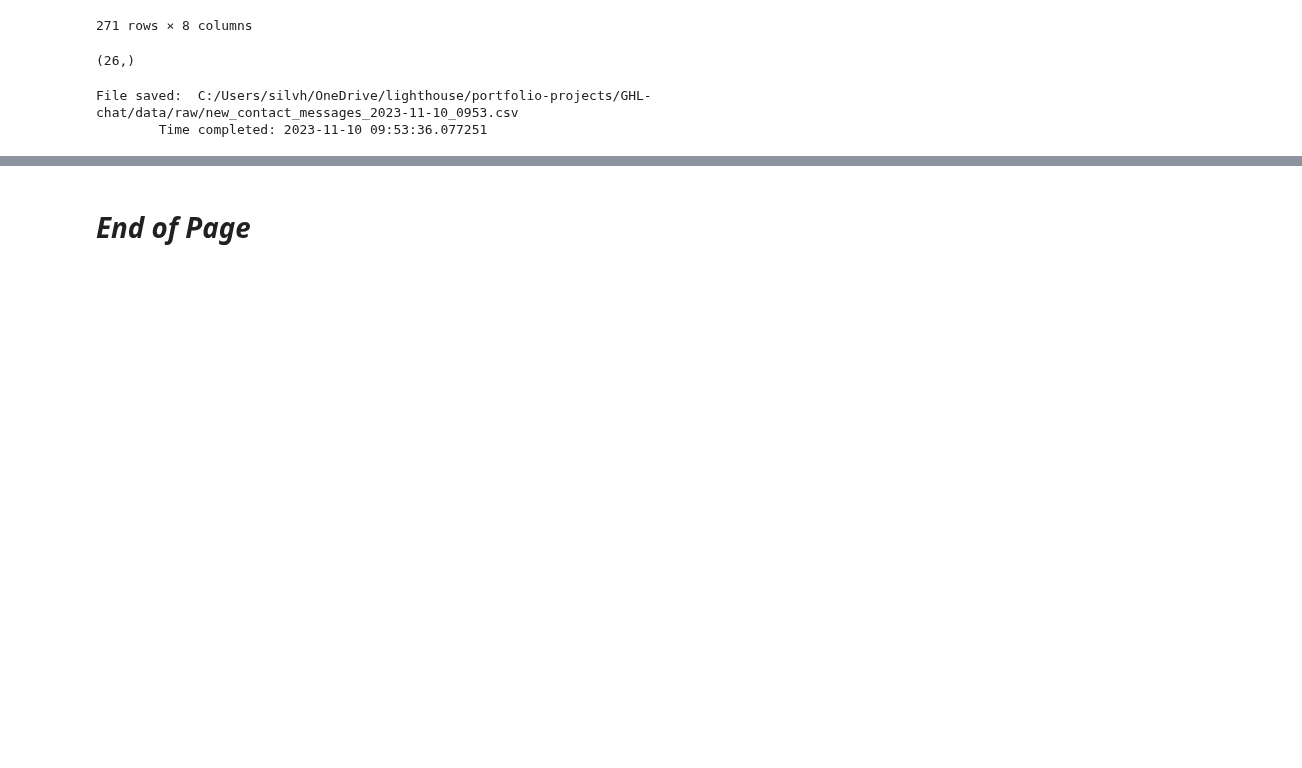
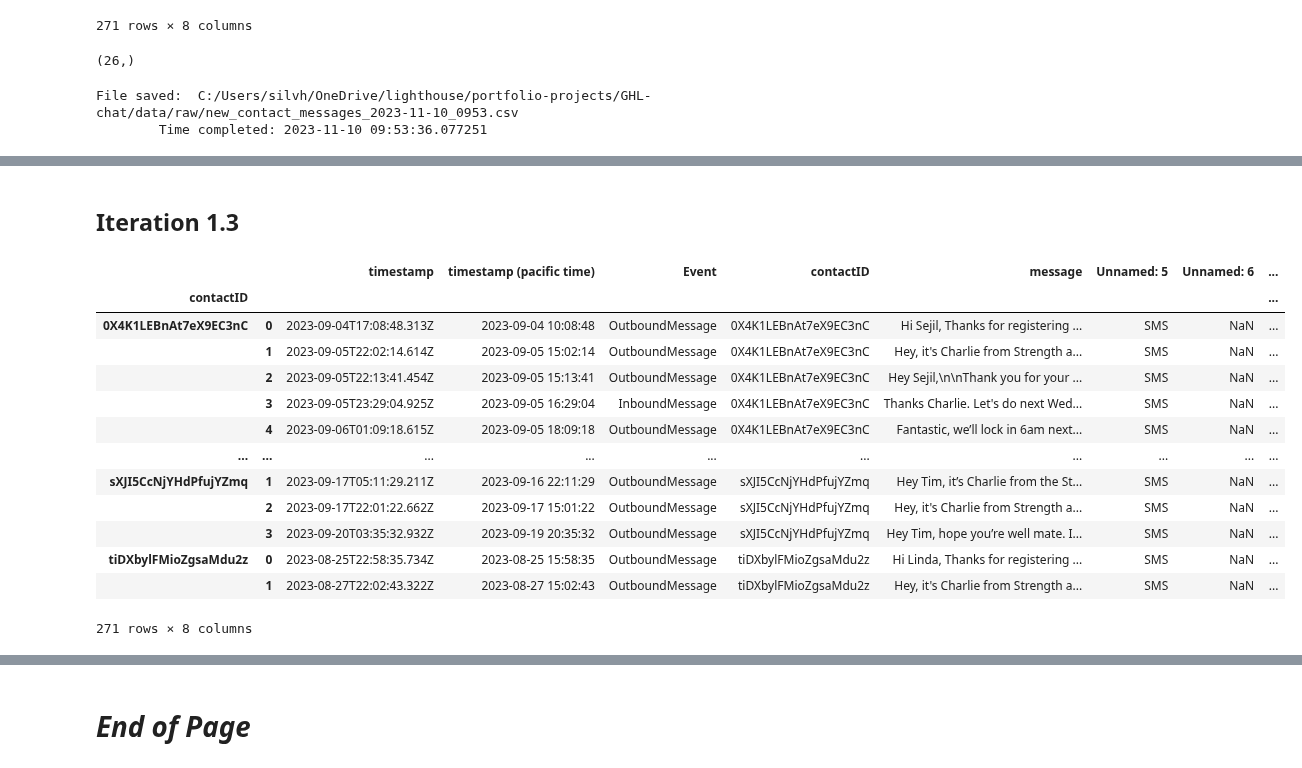
Before and after one commit to silvhua/crm-chatbot, a Jupyter notebook: notebooks/2023-10-21 create SAM Lab RAG docs.ipynb, the cells around one changed output, grey strips where cells are left out. Cells and saved outputs as stored; diff of their text form; code cells hidden in the pictures; blank space fills up the shorter version.

```diff
--- a/notebooks/2023-10-21 create SAM Lab RAG docs.ipynb
+++ b/notebooks/2023-10-21 create SAM Lab RAG docs.ipynb
@@ -12,9 +12,9 @@ from wrangling import *
 # sys.path.append(r"C:\Users\silvh\OneDrive\lighthouse\portfolio-projects\online-PT-social-media-NLP\src")
 # %%
 # set the option to wrap text within cells
-pd.set_option('display.max_colwidth', 100)
+pd.set_option('display.max_colwidth', None)
 # pd.set_option('display.max_colwidth', None)
-pd.set_option('display.max_rows', 20)
+pd.set_option('display.max_rows', 30)
 pd.set_option('display.max_columns', None)
 pd.set_option('display.width', None)
 # %% [markdown]
@@ -200,0 +280,2 @@ File saved:  C:/Users/silvh/OneDrive/lighthouse/portfolio-projects/GHL-chat/data
+# %%
+new_contact_messages.sort_values(['contactID', 'timestamp']).set_index('contactID', inplace=False)
@@ -200,0 +334,16 @@ File saved:  C:/Users/silvh/OneDrive/lighthouse/portfolio-projects/GHL-chat/data
+# %%
+def create_contact_chat_history(rows):
+    """
+    Create a list of the chat conversation. Each item is a dictionary has the Event ('OutboundMessage' or 'InboundMessage') as the key and the message as the value.
+
+    Parameters:
+    rows (DataFrame): a DataFrame with the messages from a single contact.
+
+    Returns:
+    chat_history (DataFrame): a DataFrame with the chat history of a single contact.
+    """
+    chat_history = []
+    rows.apply(lambda row: chat_history.append({f"{row['Event']}": row['message']}), axis=1)
+    return chat_history
+
+pd.DataFrame(new_contact_messages.groupby('contactID').apply(create_contact_chat_history), columns=['chat_history']).reset_index()
@@ -200,0 +368,33 @@ File saved:  C:/Users/silvh/OneDrive/lighthouse/portfolio-projects/GHL-chat/data
+# %% [markdown]
+## Iteration 1.3
+# %%
+def create_contact_chat_history(rows):
+    """
+    Create a list of the chat conversation. Each item is a dictionary has the Event ('OutboundMessage' or 'InboundMessage') as the key and the message as the value.
+
+    Parameters:
+    rows (DataFrame): a DataFrame with the messages from a single contact.
+
+    Returns:
+    chat_history (DataFrame): a DataFrame with the chat history of a single contact.
+    """
+    chat_history = []
+    # rows.apply(lambda row: chat_history.append([f"{row['Event']}", row['message']]), axis=1)
+    return pd.DataFrame(rows).sort_values('timestamp').reset_index(drop=True)
+
+pd.DataFrame(new_contact_messages.groupby('contactID').apply(create_contact_chat_history))
+# %% [output]
+|  |  | timestamp | timestamp (pacific time) | Event | contactID | message | Unnamed: 5 | Unnamed: 6 | ... |
+| contactID |  |  |  |  |  |  |  |  | ... |
+| 0X4K1LEBnAt7eX9EC3nC | 0 | 2023-09-04T17:08:48.313Z | 2023-09-04 10:08:48 | OutboundMessage | 0X4K1LEBnAt7eX9EC3nC | Hi Sejil, Thanks for registering ... | SMS | NaN | ... |
+|  | 1 | 2023-09-05T22:02:14.614Z | 2023-09-05 15:02:14 | OutboundMessage | 0X4K1LEBnAt7eX9EC3nC | Hey, it's Charlie from Strength a... | SMS | NaN | ... |
+|  | 2 | 2023-09-05T22:13:41.454Z | 2023-09-05 15:13:41 | OutboundMessage | 0X4K1LEBnAt7eX9EC3nC | Hey Sejil,\n\nThank you for your ... | SMS | NaN | ... |
+|  | 3 | 2023-09-05T23:29:04.925Z | 2023-09-05 16:29:04 | InboundMessage | 0X4K1LEBnAt7eX9EC3nC | Thanks Charlie. Let's do next Wed... | SMS | NaN | ... |
+|  | 4 | 2023-09-06T01:09:18.615Z | 2023-09-05 18:09:18 | OutboundMessage | 0X4K1LEBnAt7eX9EC3nC | Fantastic, we’ll lock in 6am next... | SMS | NaN | ... |
+| ... | ... | ... | ... | ... | ... | ... | ... | ... | ... |
+| sXJI5CcNjYHdPfujYZmq | 1 | 2023-09-17T05:11:29.211Z | 2023-09-16 22:11:29 | OutboundMessage | sXJI5CcNjYHdPfujYZmq | Hey Tim, it’s Charlie from the St... | SMS | NaN | ... |
+|  | 2 | 2023-09-17T22:01:22.662Z | 2023-09-17 15:01:22 | OutboundMessage | sXJI5CcNjYHdPfujYZmq | Hey, it's Charlie from Strength a... | SMS | NaN | ... |
+|  | 3 | 2023-09-20T03:35:32.932Z | 2023-09-19 20:35:32 | OutboundMessage | sXJI5CcNjYHdPfujYZmq | Hey Tim, hope you’re well mate. I... | SMS | NaN | ... |
+| tiDXbylFMioZgsaMdu2z | 0 | 2023-08-25T22:58:35.734Z | 2023-08-25 15:58:35 | OutboundMessage | tiDXbylFMioZgsaMdu2z | Hi Linda, Thanks for registering ... | SMS | NaN | ... |
+|  | 1 | 2023-08-27T22:02:43.322Z | 2023-08-27 15:02:43 | OutboundMessage | tiDXbylFMioZgsaMdu2z | Hey, it's Charlie from Strength a... | SMS | NaN | ... |
+271 rows × 8 columns
```
Also changed, not shown: parts of 20 cells of this notebook.
